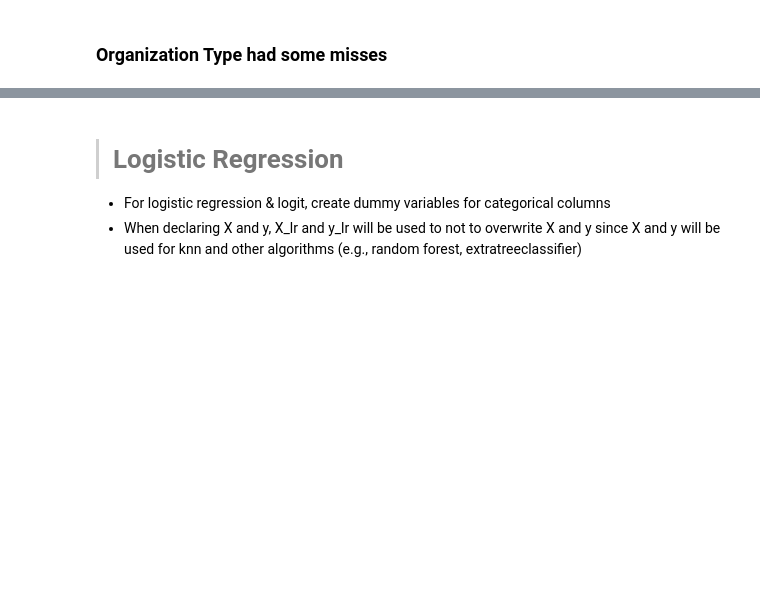
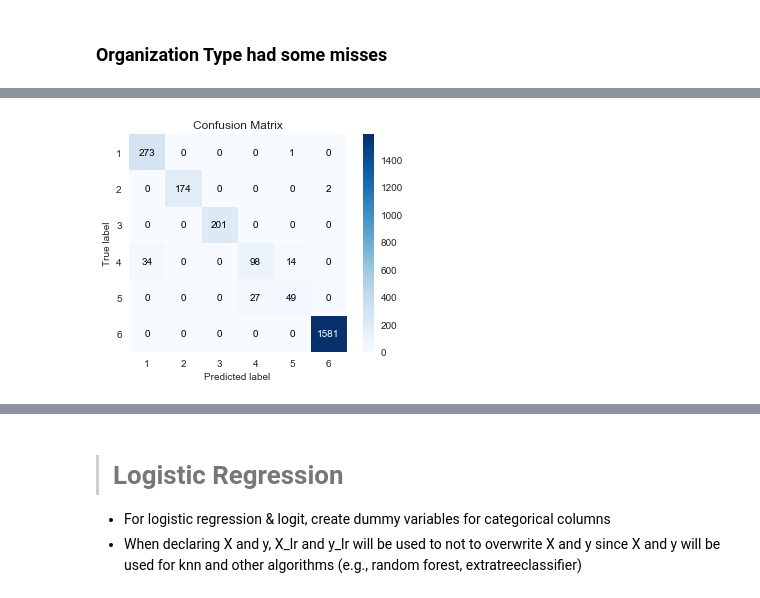
Before and after one commit to dmrod01/Capstone, a Jupyter notebook: Data Analytics Model Building Descriptive Analytics - Supervised 2-ORG.ipynb, the cells around one changed output, grey strips where cells are left out. Saved outputs shown, nothing was run; the diff lists cells and outputs as text; code cells hidden in the pictures; blank space fills up the shorter version.

```diff
--- a/Data Analytics Model Building Descriptive Analytics - Supervised 2-ORG.ipynb
+++ b/Data Analytics Model Building Descriptive Analytics - Supervised 2-ORG.ipynb
@@ -332,0 +337,8 @@ print cross_scores.mean()
+# %%
+#set X, y value
+y_py = data_org['predicted Y']
+X_py = data_org.drop(['predicted Y'], axis=1)
+# %%
+X_train, X_test, y_train, y_test = train_test_split(X_py, y_py, test_size=0.3, random_state=0)
+dt_py = DecisionTreeClassifier(max_depth=6, min_samples_leaf=5)
+dt_py.fit(X_train, y_train)
@@ -332,0 +375,7 @@ print cross_scores.mean()
+# %%
+from scikitplot import plotters as skplt
+
+skplt.plot_confusion_matrix(y_true=np.array(y_test), y_pred=dt_py.predict(X_test))
+plt.show()
+# %% [output]
+[figure, added]
```
Also changed, not shown: parts of 6 cells of this notebook, 1 other file.
